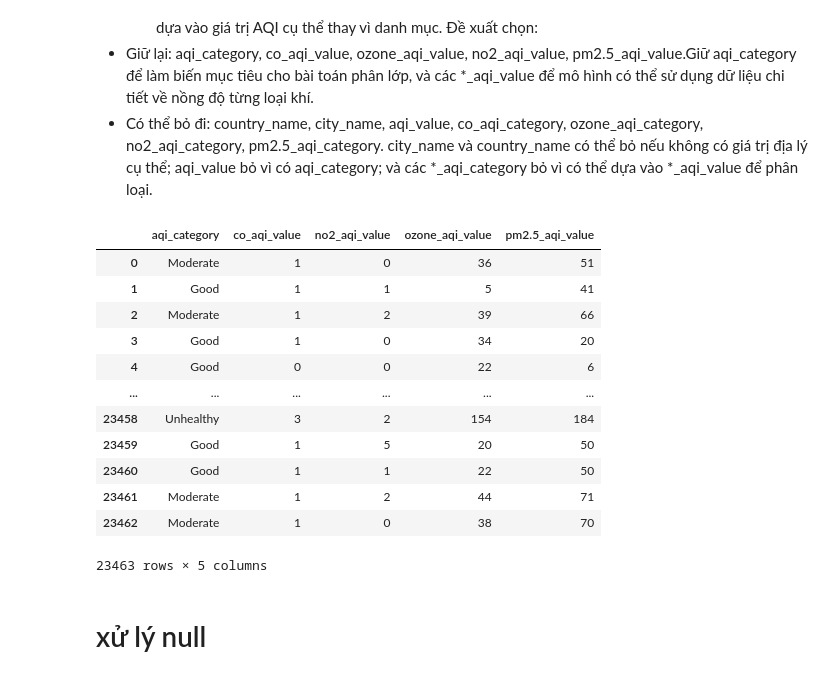
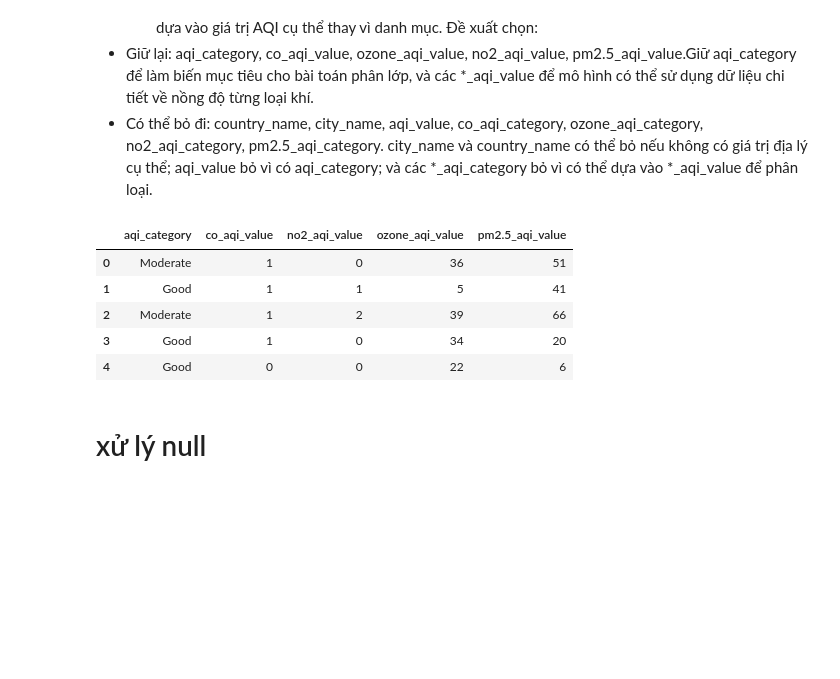
Before and after one commit to LeNguyenNhatTan/ML, a Jupyter notebook: preprocessing.ipynb, the cells around one changed output. Saved outputs shown, nothing was run; the diff lists cells and outputs as text; code cells hidden in the pictures; blank space fills up the shorter version.

```diff
--- a/preprocessing.ipynb
+++ b/preprocessing.ipynb
@@ -74,21 +73,14 @@ Danh mục chất lượng của từng loại khí:
     city_name và country_name có thể bỏ nếu không có giá trị địa lý cụ thể; aqi_value bỏ vì có aqi_category; và các *_aqi_category bỏ vì có thể dựa vào *_aqi_value để phân loại.
 # %%
 df = df[['aqi_category', 'co_aqi_value','no2_aqi_value','ozone_aqi_value', 'pm2.5_aqi_value']]
-df
+df.head()
 # %% [output]
 |  | aqi_category | co_aqi_value | no2_aqi_value | ozone_aqi_value | pm2.5_aqi_value |
 | 0 | Moderate | 1 | 0 | 36 | 51 |
 | 1 | Good | 1 | 1 | 5 | 41 |
 | 2 | Moderate | 1 | 2 | 39 | 66 |
 | 3 | Good | 1 | 0 | 34 | 20 |
 | 4 | Good | 0 | 0 | 22 | 6 |
-| ... | ... | ... | ... | ... | ... |
-| 23458 | Unhealthy | 3 | 2 | 154 | 184 |
-| 23459 | Good | 1 | 5 | 20 | 50 |
-| 23460 | Good | 1 | 1 | 22 | 50 |
-| 23461 | Moderate | 1 | 2 | 44 | 71 |
-| 23462 | Moderate | 1 | 0 | 38 | 70 |
-23463 rows × 5 columns
 # %% [markdown]
 # xử lý null
 # %%
```
Also changed, not shown: parts of 14 cells of this notebook, 4 other files.
